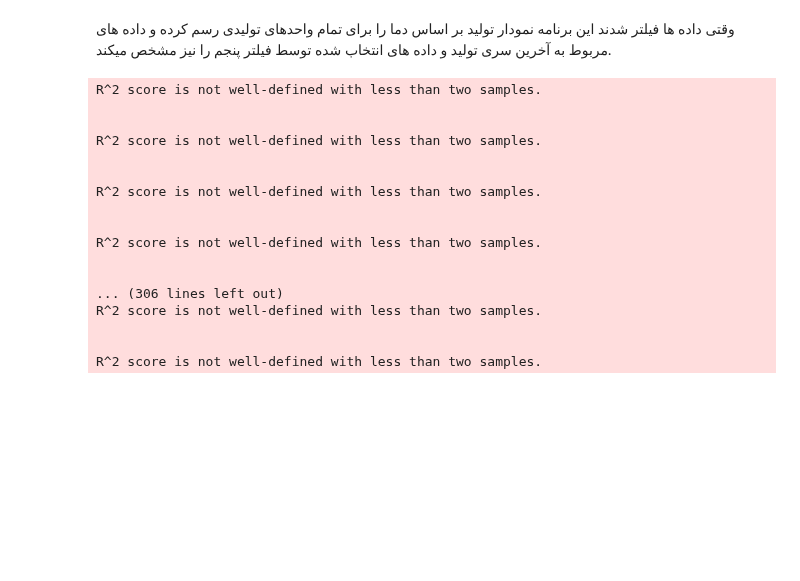
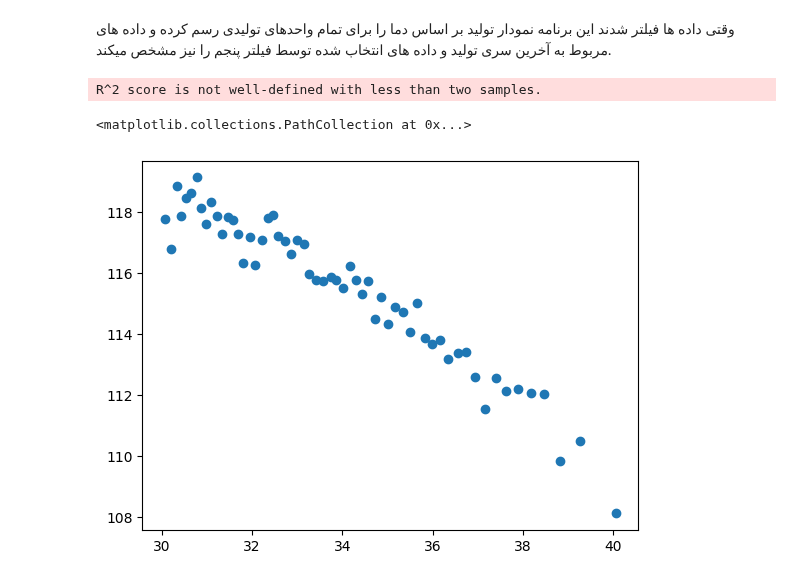
Before and after one commit to SHSMJ200/Bargh_ML, a Jupyter notebook: src/models/jupyter_files/common/filter5_test.ipynb, the cells around one changed output. Saved outputs shown, nothing was run; the diff lists cells and outputs as text; code cells hidden in the pictures; blank space fills up the shorter version.

```diff
--- a/src/models/jupyter_files/common/filter5_test.ipynb
+++ b/src/models/jupyter_files/common/filter5_test.ipynb
@@ -16,7 +18,7 @@ from src.models.filter_data.feature_adder import *
 l_min = 4
 max_diff = 3
 c_thresh = 0.9
-
+temp_feature = "temperature"
 csv_read_path = os.path.join(project_root, "data", "processed", "semi_processed.csv")
 
 df = pd.read_csv(csv_read_path, encoding='utf-8')
@@ -53,7 +55,6 @@ import plotly.express as px
 
 
 def show(df_m1, save=False, param=None, ass=""):
-    temp_feature = 'temp_sens'
     features = ["name", "code", "generation", f"{temp_feature}", "is_good_peak"]
     df_modified = df_m1[features].copy(deep=True)
     df_modified = df_modified[df_modified["is_good_peak"] >= 5]
@@ -65,7 +66,7 @@ def show(df_m1, save=False, param=None, ass=""):
     sens_temps = one_unit_df[temp_feature].values
     gens = one_unit_df['generation'].values
 
-    X, y = find_points_on_envelope(gens, sens_temps, bin_length=100, p=0.98)
+    X, y = find_points_on_envelope(gens, sens_temps, bin_length=100, p=0.95)
 
     model = select_envelope_neighbors_indices(X, y, one_unit_df,temp_feature, alpha=2,beta=5)
     y_pred_model = model.predict(X)
@@ -73,7 +74,7 @@ def show(df_m1, save=False, param=None, ass=""):
     fig = px.scatter(df_m1, x="datetime", y='generation', color='is_good_peak',
                      title='Generation over Time by Batch Interval',
                      labels={'generation': 'Generation', 'datetime': 'Time'},
-                     hover_data=['datetime', 'generation', 'temp_sens'])
+                     hover_data=['datetime', 'generation', temp_feature])
 
     if save:
         fig.write_html(
@@ -81,10 +82,10 @@ def show(df_m1, save=False, param=None, ass=""):
     else:
         fig.show()
 
-    fig = px.scatter(df_m1, x="temp_sens", y='generation', color='is_good_peak',
+    fig = px.scatter(df_m1, x=temp_feature, y='generation', color='season',
                      title='Generation over Time by Batch Interval',
                      labels={'generation': 'Generation'},
-                     hover_data=['datetime', 'generation', 'temp_sens'],size_max=1)
+                     hover_data=['datetime', 'generation', temp_feature],size_max=1)
 
     fig.update_traces(
     marker=dict(
@@ -99,7 +100,7 @@ def show(df_m1, save=False, param=None, ass=""):
     c = param["code"]
     for i in range(len(coefs[(n, c)])):
         a, b = coefs[(n, c)][i]
-        x_line = np.linspace(df_m1["temp_sens"].min(), df_m1["temp_sens"].max(), 100)
+        x_line = np.linspace(df_m1[temp_feature].min(), df_m1[temp_feature].max(), 100)
         y_line = a * x_line + b
 
         fig.add_trace(go.Scatter(
@@ -121,7 +122,7 @@ def show(df_m1, save=False, param=None, ass=""):
         x=df_points['sens_temp'],
         y=df_points['generation_env'],
         mode='markers',
-        marker=dict(size=10, color='red'),
+        marker=dict(size=10, color='black'),
         name='Envelope Points'
     )
 
@@ -153,6 +154,8 @@ def show(df_m1, save=False, param=None, ass=""):
             f"{project_root}/src/visualization/unit_figs/filter5{ass}/{param['name']}-{param['code']}_s.html")
     else:
         fig.show()
+
+    return X,y
 # %%
 power_plants = df_c[['name', 'code']].drop_duplicates()
 
@@ -166,19 +169,3 @@ for row in power_plants.itertuples():
         print(name_plot,code_plot)
 # %% [output]
 R^2 score is not well-defined with less than two samples.
-
-
-R^2 score is not well-defined with less than two samples.
-
-
-R^2 score is not well-defined with less than two samples.
-
-
-R^2 score is not well-defined with less than two samples.
-
-
-... (306 lines left out)
-R^2 score is not well-defined with less than two samples.
-
-
-R^2 score is not well-defined with less than two samples.
@@ -184,0 +219,19 @@ R^2 score is not well-defined with less than two samples.
+# %%
+name_plot = "حافظ"
+code_plot = "G11"
+time = pd.Timestamp('2020-01-01')
+ds_n_c_plot = Data_selector(Data_selector(df_c).select_peaks(goodness=3))
+df_n_c_plot = ds_n_c_plot.filter_name_code(name_plot, code_plot)
+try:
+    X,y = show(df_n_c_plot, save=True, param={"name": name_plot, "code": code_plot})
+except:
+    print(name_plot,code_plot)
+# %%
+X = X.flatten()
+t_c = 30
+y_i = y[X>t_c]
+X_i = X[X>t_c]
+plt.scatter(X_i,y_i)
+# %% [output]
+<matplotlib.collections.PathCollection at 0x...>
+[figure, added]
```
Also changed, not shown: parts of 14 cells of this notebook, 6 other files.
